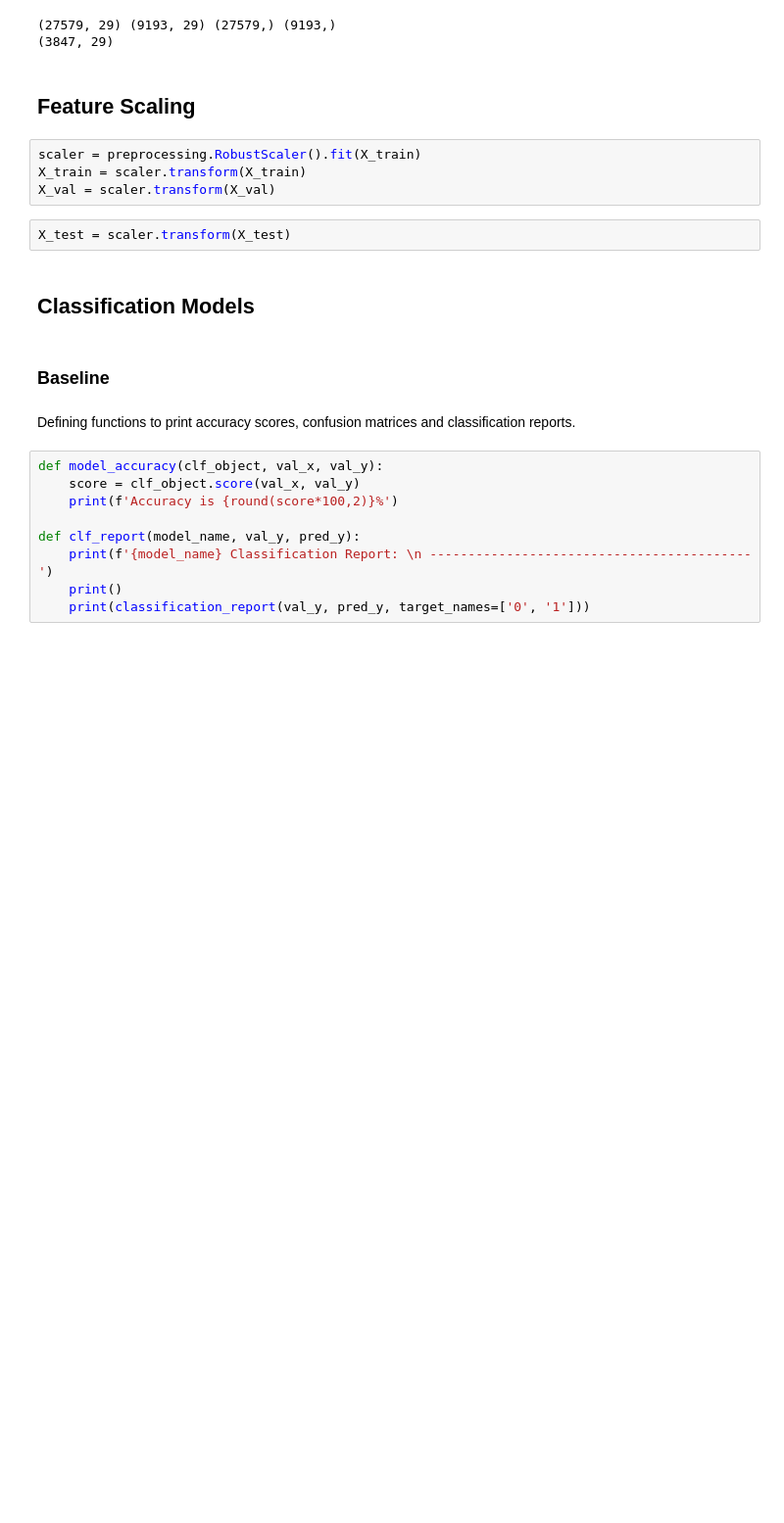
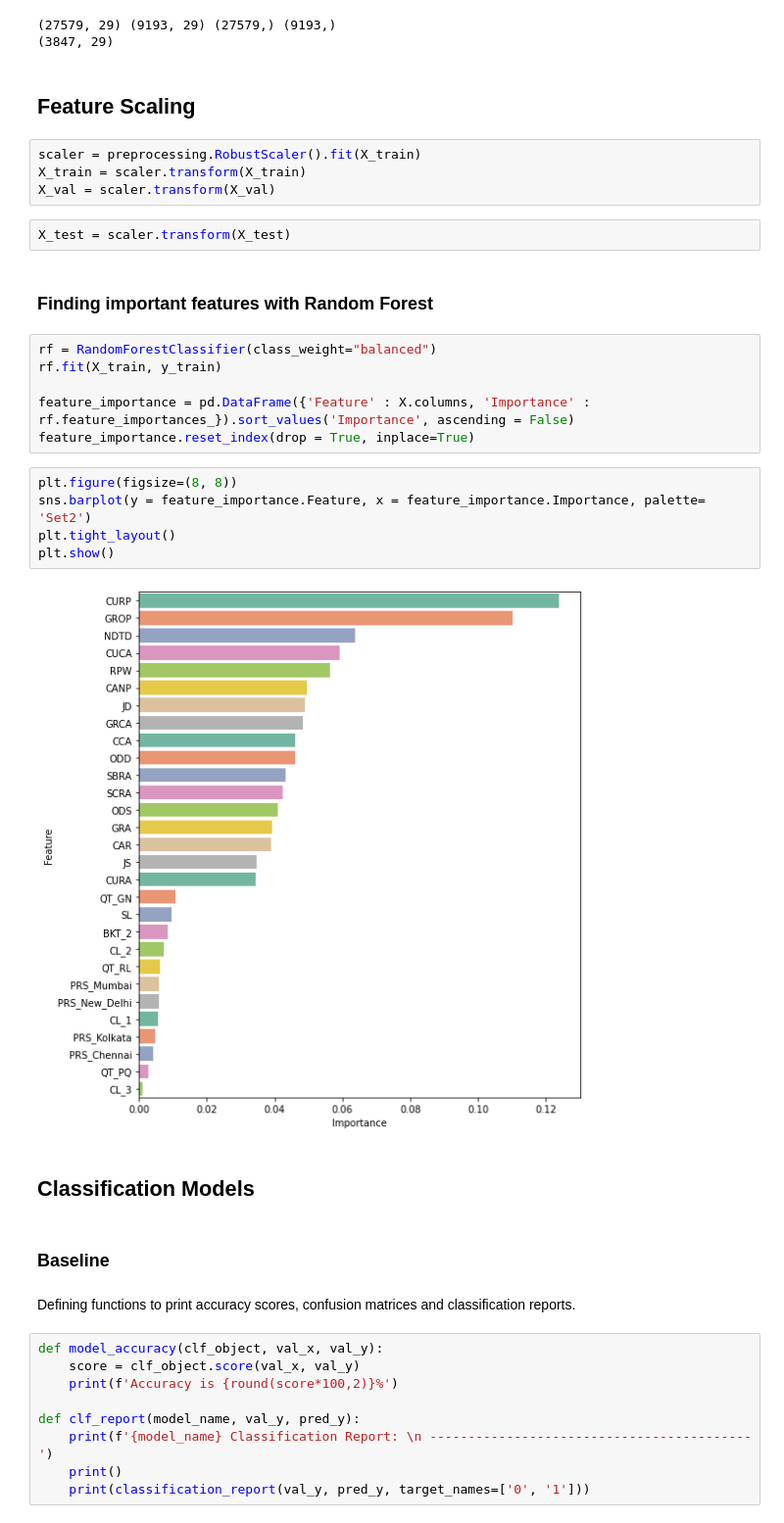
Before and after one commit to Sayak-kgl/Railofy, a Jupyter notebook: railofy-rf-xgb-tuned.ipynb, the cells around one changed output. Shown at 98% size. Cells and saved outputs as stored; diff of their text form; blank space fills up the shorter version.

```diff
--- a/railofy-rf-xgb-tuned.ipynb
+++ b/railofy-rf-xgb-tuned.ipynb
@@ -324,6 +325,21 @@ X_train = scaler.transform(X_train)
 X_val = scaler.transform(X_val)
 # %%
 X_test = scaler.transform(X_test)
+# %% [markdown]
+### Finding important features with Random Forest
+# %%
+rf = RandomForestClassifier(class_weight="balanced")
+rf.fit(X_train, y_train)
+
+feature_importance = pd.DataFrame({'Feature' : X.columns, 'Importance' : rf.feature_importances_}).sort_values('Importance', ascending = False)
+feature_importance.reset_index(drop = True, inplace=True)
+# %%
+plt.figure(figsize=(8, 8))
+sns.barplot(y = feature_importance.Feature, x = feature_importance.Importance, palette= 'Set2')
+plt.tight_layout()
+plt.show()
+# %% [output]
+[figure, added]
 # %% [markdown]
 ## Classification Models
 # %% [markdown]
```
Also changed, not shown: parts of 13 cells of this notebook.
